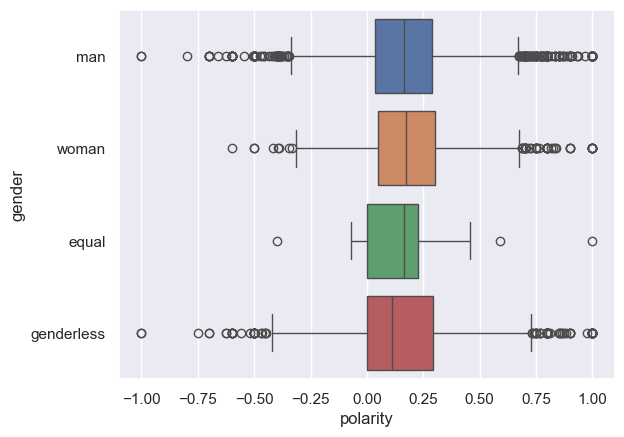
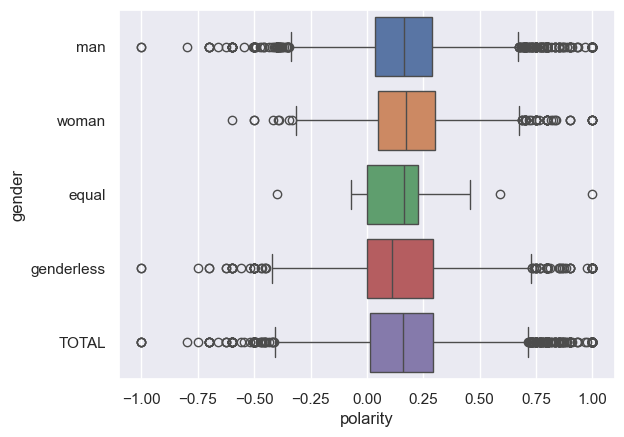
Unified diff of the notebook cell whose output changed from the first chart to the second:
--- before
+++ after
@@ -1 +1 @@
-sns.boxplot(data=df, x="polarity", y="gender", hue="gender", legend=False)
+sns.boxplot(data=df_combined, x="polarity", y="gender", hue="gender", legend=False)

Commit: Add TOTAL category for sentiment visualization